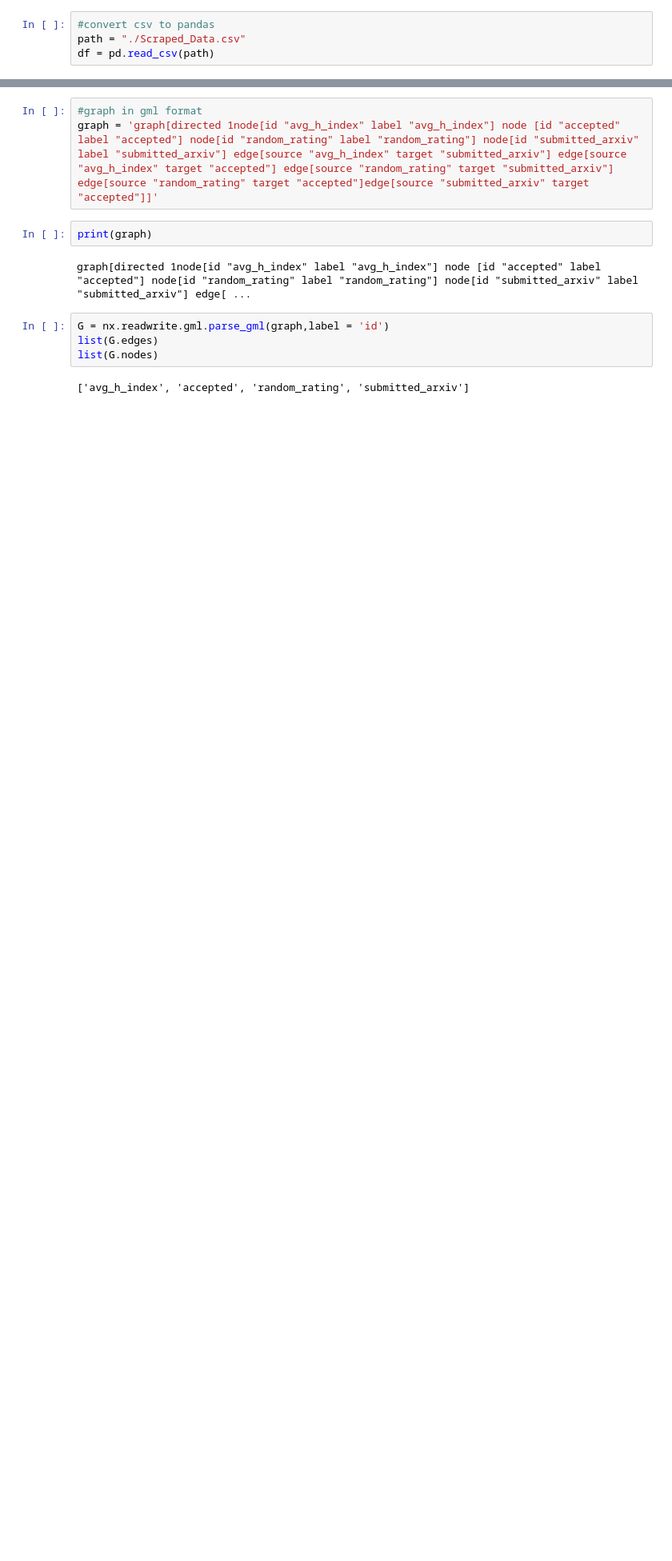
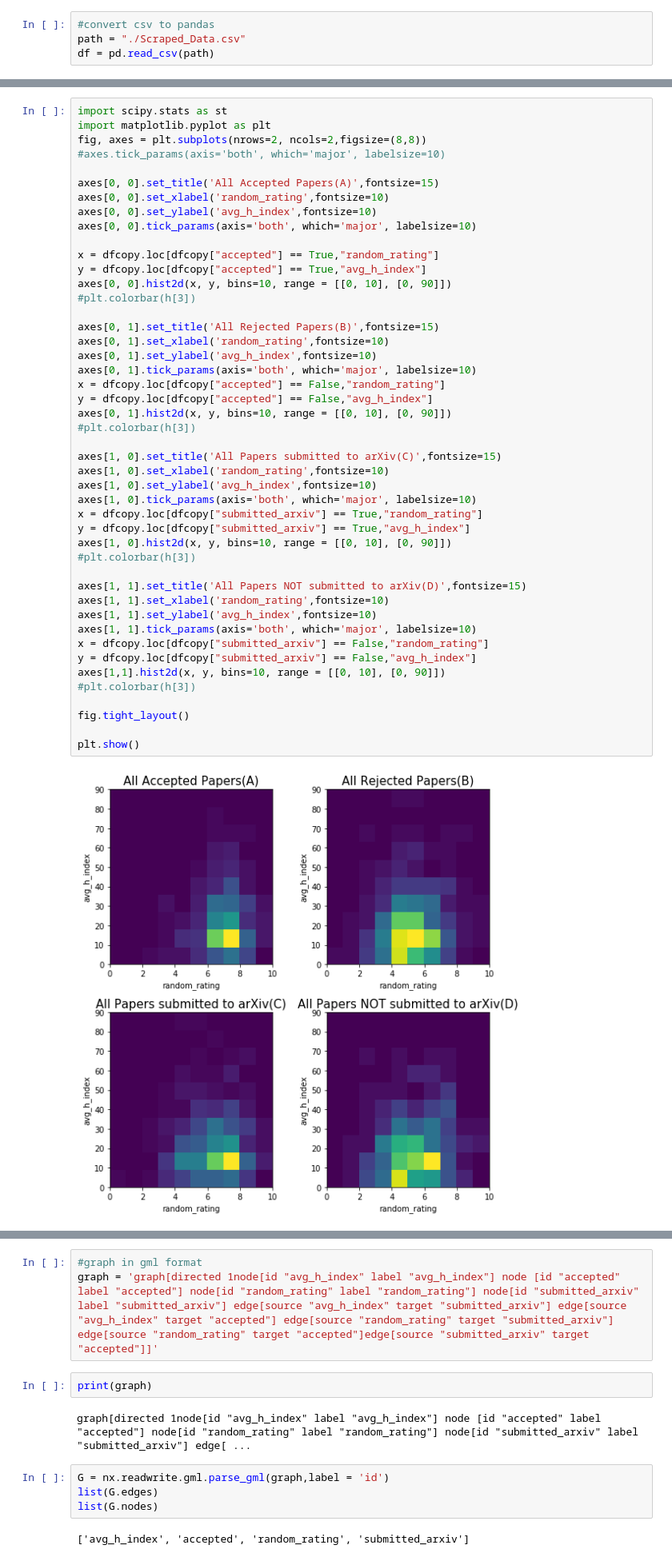
Before and after one commit to jiayong1/arXiv-Submission-and-Paper-Acceptance-Causal-Inference, a Jupyter notebook: Project.ipynb, the cells around one changed output, grey strips where cells are left out. Shown at 80% size. Saved outputs shown, nothing was run; the diff lists cells and outputs as text; blank space fills up the shorter version.

```diff
--- a/Project.ipynb
+++ b/Project.ipynb
@@ -53,0 +78,48 @@ dfcopy
+# %%
+import scipy.stats as st
+import matplotlib.pyplot as plt
+fig, axes = plt.subplots(nrows=2, ncols=2,figsize=(8,8))
+#axes.tick_params(axis='both', which='major', labelsize=10)
+
+axes[0, 0].set_title('All Accepted Papers(A)',fontsize=15)
+axes[0, 0].set_xlabel('random_rating',fontsize=10)
+axes[0, 0].set_ylabel('avg_h_index',fontsize=10)
+axes[0, 0].tick_params(axis='both', which='major', labelsize=10)
+
+x = dfcopy.loc[dfcopy["accepted"] == True,"random_rating"]
+y = dfcopy.loc[dfcopy["accepted"] == True,"avg_h_index"]
+axes[0, 0].hist2d(x, y, bins=10, range = [[0, 10], [0, 90]])
+#plt.colorbar(h[3])
+
+axes[0, 1].set_title('All Rejected Papers(B)',fontsize=15)
+axes[0, 1].set_xlabel('random_rating',fontsize=10)
+axes[0, 1].set_ylabel('avg_h_index',fontsize=10)
+axes[0, 1].tick_params(axis='both', which='major', labelsize=10)
+x = dfcopy.loc[dfcopy["accepted"] == False,"random_rating"]
+y = dfcopy.loc[dfcopy["accepted"] == False,"avg_h_index"]
+axes[0, 1].hist2d(x, y, bins=10, range = [[0, 10], [0, 90]])
+#plt.colorbar(h[3])
+
+axes[1, 0].set_title('All Papers submitted to arXiv(C)',fontsize=15)
+axes[1, 0].set_xlabel('random_rating',fontsize=10)
+axes[1, 0].set_ylabel('avg_h_index',fontsize=10)
+axes[1, 0].tick_params(axis='both', which='major', labelsize=10)
+x = dfcopy.loc[dfcopy["submitted_arxiv"] == True,"random_rating"]
+y = dfcopy.loc[dfcopy["submitted_arxiv"] == True,"avg_h_index"]
+axes[1, 0].hist2d(x, y, bins=10, range = [[0, 10], [0, 90]])
+#plt.colorbar(h[3])
+
+axes[1, 1].set_title('All Papers NOT submitted to arXiv(D)',fontsize=15)
+axes[1, 1].set_xlabel('random_rating',fontsize=10)
+axes[1, 1].set_ylabel('avg_h_index',fontsize=10)
+axes[1, 1].tick_params(axis='both', which='major', labelsize=10)
+x = dfcopy.loc[dfcopy["submitted_arxiv"] == False,"random_rating"]
+y = dfcopy.loc[dfcopy["submitted_arxiv"] == False,"avg_h_index"]
+axes[1,1].hist2d(x, y, bins=10, range = [[0, 10], [0, 90]])
+#plt.colorbar(h[3])
+
+fig.tight_layout()
+
+plt.show()
+# %% [output]
+[figure, added]
```
Also changed, not shown: parts of 29 cells of this notebook.
